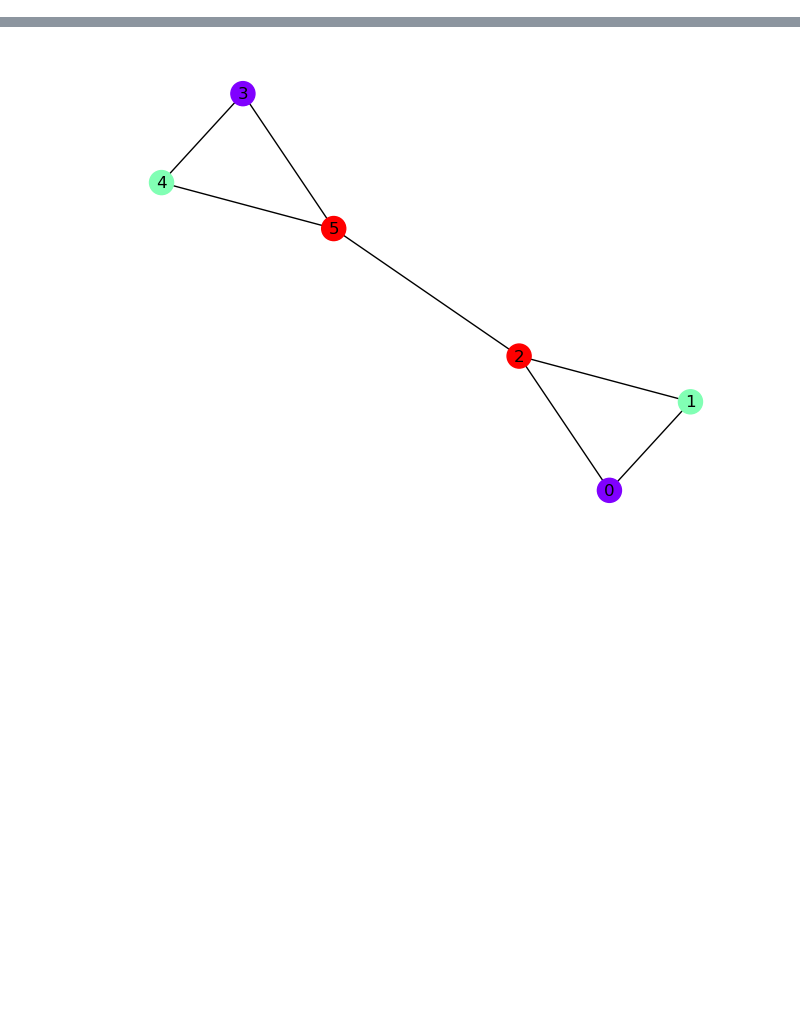
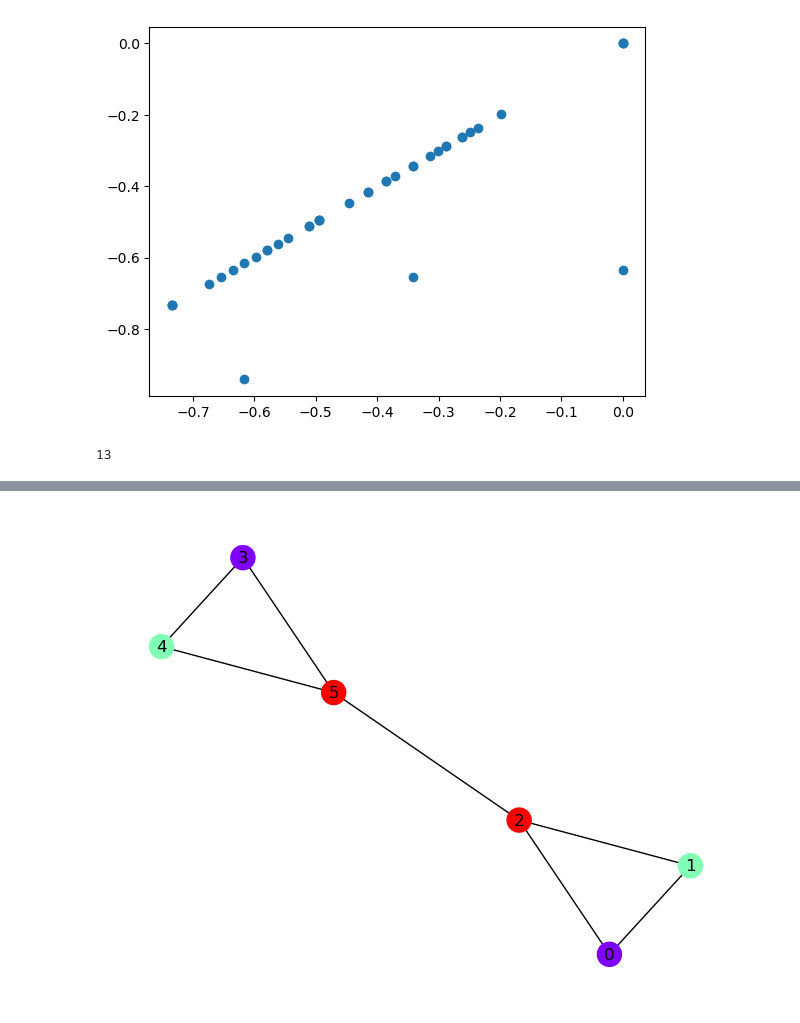
Before and after one commit to coryglover/NetDesign, a Jupyter notebook: notebooks/mcmc.ipynb, the cells around one changed output, grey strips where cells are left out. Drawn from its saved outputs; the diff is of its cells as text; code cells hidden in the pictures; blank space fills up the shorter version.

```diff
--- a/notebooks/mcmc.ipynb
+++ b/notebooks/mcmc.ipynb
@@ -40,11 +31,0 @@ KeyboardInterrupt:
-# %%
-# mcmc_attempt0.cur_T.update_tree()
-from scipy.special import stirling2
-D = mcmc_attempt0.cur_T.Tree.depth()
-Q = len(mcmc_attempt0.cur_T.Tree.leaves())
-N = mcmc_attempt0.cur_T.X.shape[0]
-bell_number = 0
-for k in range(N + 1):
-    bell_number += stirling2(N, k)
-np.log(mcmc_attempt0.recursive_summation(D,Q))
-# mcmc_attempt0.tree_prior(mcmc_attempt0.cur_T)
@@ -52,0 +40,12 @@ np.float64(-inf)
+# %%
+unique_samples = []
+for s in mcmc_attempt0.samples:
+    tree = s.Tree.to_dict(with_data=True)
+    mcmc.expand_tree(tree)
+    new = True
+    for k in unique_samples:
+        if k == s:
+            new = False
+            break
+    if new:
+        unique_samples.append(tree)
@@ -52,0 +62,11 @@ np.float64(-inf)
+# %%
+plt.plot(mcmc_attempt0.log_p,[np.log(sum(s.Tree.get_node(0).data.p)) for s in mcmc_attempt0.samples],'o')
+plt.show()
+count = 0
+for i,s in enumerate(mcmc_attempt0.samples):
+    if np.log(sum(s.Tree.get_node(0).data.p)) != mcmc_attempt0.log_p[i]:
+        count += 1
+print(count)
+# %% [output]
+[figure, added]
+13
```
Also changed, not shown: parts of 16 cells of this notebook, 2 other files.
